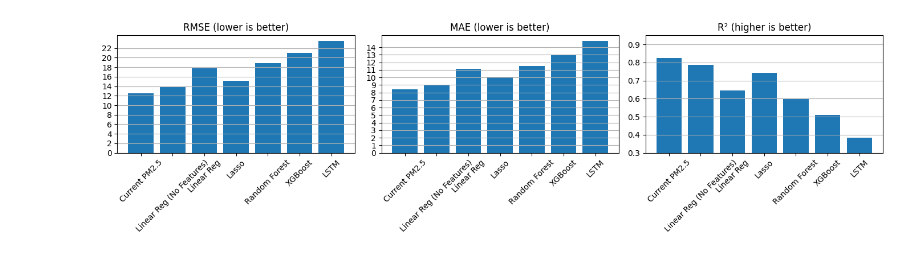
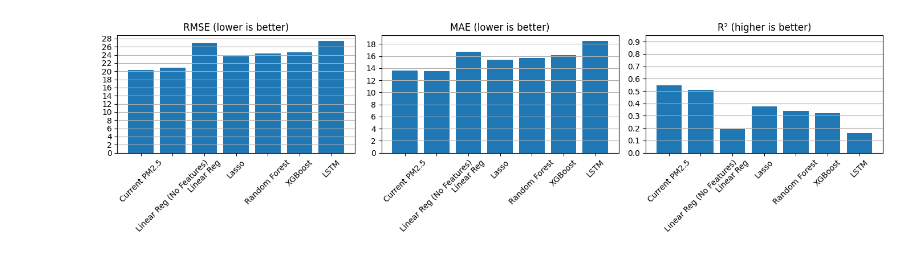
Before and after one commit to adarsha-7/pm25-forecasting, a Jupyter notebook: notebooks/experiments/exp_4_1/comparison.ipynb, the cells around one changed output. Drawn from its saved outputs; the diff is of its cells as text; code cells hidden in the pictures.

```diff
--- a/notebooks/experiments/exp_4_1/comparison.ipynb
+++ b/notebooks/experiments/exp_4_1/comparison.ipynb
@@ -3,34 +3,34 @@ import matplotlib.pyplot as plt
 
 models = ['Current PM2.5', 'Linear Reg (No Features)', 'Linear Reg', 'Lasso', 'Random Forest', 'XGBoost', 'LSTM']
 
-rmse = [12.5561, 13.8275, 17.7788, 15.1641, 18.8529, 20.9539, 23.5018]
-mae = [8.3856, 8.9266, 11.1016, 10.0611, 11.5353, 12.9652, 14.8205]
-r2 = [0.8239, 0.7862, 0.6466, 0.7429, 0.6026, 0.5091, 0.3825]
+rmse = [20.2519, 20.9040, 26.9295, 23.6029, 24.3310, 24.6333, 27.4036]
+mae = [13.5863, 13.5296, 16.7360, 15.3649, 15.6441, 16.1151, 18.4868]
+r2 = [0.5442, 0.5116, 0.1894, 0.3773, 0.3383, 0.3218, 0.1607]
 # %%
 import numpy as np
 
 fig, axes = plt.subplots(1, 3, figsize=(14, 4))
 
 axes[0].bar(models, rmse)
 axes[0].set_title('RMSE (lower is better)')
 axes[0].tick_params(axis='x', rotation=45)
-axes[0].set_yticks(np.arange(0, 24, 2))
+axes[0].set_yticks(np.arange(0, 30, 2))
 axes[0].grid(True, axis='y')
 
 axes[1].bar(models, mae)
 axes[1].set_title('MAE (lower is better)')
 axes[1].tick_params(axis='x', rotation=45)
-axes[1].set_yticks(np.arange(0, 15, 1))
+axes[1].set_yticks(np.arange(0, 20, 2))
 axes[1].grid(True, axis='y')
 
 axes[2].bar(models, r2)
 axes[2].set_title('R² (higher is better)')
 axes[2].set_ylim(0.85, 0.95)
 axes[2].tick_params(axis='x', rotation=45)
-axes[2].set_yticks(np.arange(0.3, 1, 0.1))
+axes[2].set_yticks(np.arange(0, 1, 0.1))
 axes[2].grid(True, axis='y')
 
 plt.tight_layout()
 plt.show()
 # %% [output]
-[figure, old version]
+[figure, new version]
```
Also changed, not shown: 4 other files.
